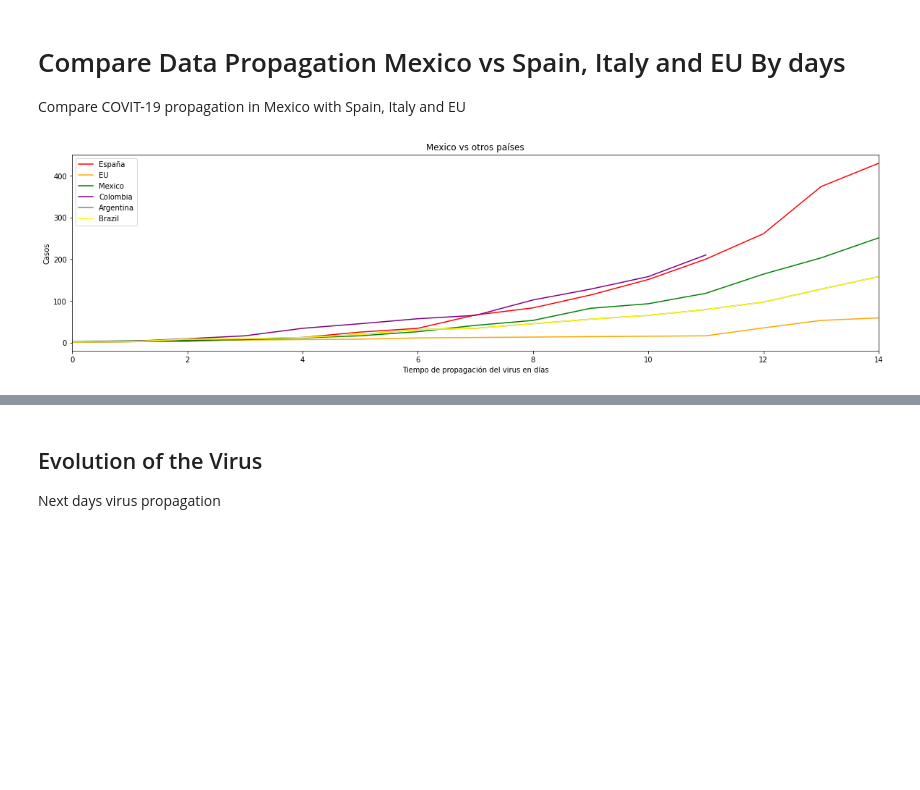
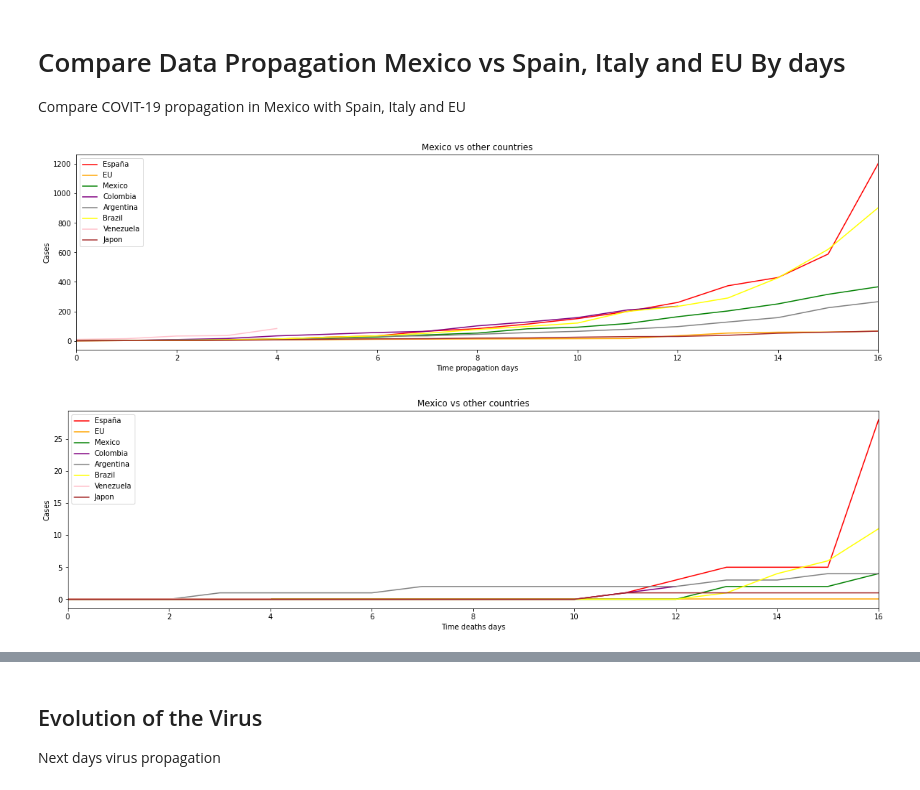
Before and after one commit to eocode/COVIT-19-Mexico, a Jupyter notebook: COVIT-19 Analisys.ipynb, the cells around one changed output, grey strips where cells are left out. Drawn from its saved outputs; the diff is of its cells as text; code cells hidden in the pictures; blank space fills up the shorter version.

Commit message:
Update data

```diff
--- a/COVIT-19 Analisys.ipynb
+++ b/COVIT-19 Analisys.ipynb
@@ -93,40 +93,67 @@ Compare COVIT-19 propagation in Mexico with Spain, Italy and EU
 # %%
 # Filter by country
 mexico = data[(data['Country'] == 'Mexico')]
 spain = data[(data['Country'] == 'Spain')]
 spain = spain[spain['Id'] < len(mexico) ]
 eu = data[(data['Country'] == 'United_States_of_America')]
 eu = eu[eu['Id'] < len(mexico) ]
 italy = data[(data['Country'] == 'Italy')]
 italy = italy[italy['Id'] < len(mexico) ]
 colombia = data[(data['Country'] == 'Colombia')]
 colombia = colombia[colombia['Id'] < len(mexico) ]
 argentina = data[(data['Country'] == 'Argentina')]
 argentina = argentina[argentina['Id'] < len(mexico) ]
-brazil = data[(data['Country'] == 'brazil')]
+brazil = data[(data['Country'] == 'Brazil')]
 brazil = brazil[brazil['Id'] < len(mexico) ]
+venezuela = data[(data['Country'] == 'Venezuela')]
+venezuela = venezuela[venezuela['Id'] < len(mexico)]
+japan = data[(data['Country'] == 'Japan')]
+japan = japan[japan['Id'] < len(mexico)]
 
-result_compare = mexico.merge(spain, left_on=['Id'], right_on=['Id'], suffixes=('', '_es'))
-result_compare = result_compare.loc[::,['Id','Period','Country','Cases','Deaths','Total_Cases','Total_Deaths','Period_es','Country_es','Cases_es','Deaths_es','Total_Cases_es','Total_Deaths_es']]
-result_compare = result_compare.merge(eu, left_on=['Id'], right_on=['Id'], suffixes=('', '_eu'))
-result_compare = result_compare.loc[::,['Id','Period','Country','Cases','Deaths','Total_Cases','Total_Deaths','Period_es','Cases_es','Deaths_es','Total_Cases_es','Period_eu','Cases_eu','Deaths_eu','Total_Cases_eu','Total_Deaths_eu']]
-result_compare = result_compare.merge(italy, left_on=['Id'], right_on=['Id'], suffixes=('', '_it'))
-result_compare = result_compare.loc[::,['Id','Period','Country','Cases','Deaths','Total_Cases','Total_Deaths','Period_es','Cases_es','Deaths_es','Total_Cases_es','Cases_eu','Deaths_eu','Total_Cases_eu','Total_Deaths_eu','Period_it','Cases_it','Deaths_it','Total_Cases_it','Total_Deaths_it']]
+#result_compare = mexico.merge(spain, left_on=['Id'], right_on=['Id'], suffixes=('', '_es'))
+#result_compare = result_compare.loc[::,['Id','Period','Country','Cases','Deaths','Total_Cases','Total_Deaths','Period_es','Country_es','Cases_es','Deaths_es','Total_Cases_es','Total_Deaths_es']]
+#result_compare = result_compare.merge(eu, left_on=['Id'], right_on=['Id'], suffixes=('', '_eu'))
+#result_compare = result_compare.loc[::,['Id','Period','Country','Cases','Deaths','Total_Cases','Total_Deaths','Period_es','Cases_es','Deaths_es','Total_Cases_es','Period_eu','Cases_eu','Deaths_eu','Total_Cases_eu','Total_Deaths_eu']]
+#result_compare = result_compare.merge(italy, left_on=['Id'], right_on=['Id'], suffixes=('', '_it'))
+#result_compare = result_compare.loc[::,['Id','Period','Country','Cases','Deaths','Total_Cases','Total_Deaths','Period_es','Cases_es','Deaths_es','Total_Cases_es','Cases_eu','Deaths_eu','Total_Cases_eu','Total_Deaths_eu','Period_it','Cases_it','Deaths_it','Total_Cases_it','Total_Deaths_it']]
 
 ax = plt.gca()
 
-spain.plot(kind='line',x='Id',y='Total_Cases', color='red', ax=ax, title='Mexico vs otros países', figsize=(20,5), label="España")
+spain.plot(kind='line',x='Id',y='Total_Cases', color='red', ax=ax, title='Mexico vs other countries', figsize=(20,5), label="España")
 #italy.plot(kind='line',x='Id',y='Total_Cases', color='blue', ax=ax)
 eu.plot(kind='line', x='Id',y='Total_Cases', color='orange', ax=ax, label="EU")
 mexico.plot(kind='line',x='Id',y='Total_Cases', color='green', ax=ax, label="Mexico")
 colombia.plot(kind='line',x='Id',y='Total_Cases', color='purple', ax=ax, label="Colombia")
 argentina.plot(kind='line',x='Id',y='Total_Cases', color='gray', ax=ax, label="Argentina")
-argentina.plot(kind='line',x='Id',y='Total_Cases', color='yellow', ax=ax, label="Brazil")
-ax.set_xlabel("Tiempo de propagación del virus en días")
-ax.set_ylabel("Casos")
+brazil.plot(kind='line',x='Id',y='Total_Cases', color='yellow', ax=ax, label="Brazil")
+venezuela.plot(kind='line',x='Id',y='Total_Cases', color='pink', ax=ax, label="Venezuela")
+japan.plot(kind='line',x='Id',y='Total_Cases', color='brown', ax=ax, label="Japon")
+
+ax.set_xlabel("Time propagation days")
+ax.set_ylabel("Cases")
 ax.can_zoom()
 plt.show()
 
-result_compare.head(50)
+ax = plt.gca()
+
+spain.plot(kind='line',x='Id',y='Total_Deaths', color='red', ax=ax, title='Mexico vs other countries', figsize=(20,5), label="España")
+#italy.plot(kind='line',x='Id',y='Total_Cases', color='blue', ax=ax)
+eu.plot(kind='line', x='Id',y='Total_Deaths', color='orange', ax=ax, label="EU")
+mexico.plot(kind='line',x='Id',y='Total_Deaths', color='green', ax=ax, label="Mexico")
+colombia.plot(kind='line',x='Id',y='Total_Deaths', color='purple', ax=ax, label="Colombia")
+argentina.plot(kind='line',x='Id',y='Total_Deaths', color='gray', ax=ax, label="Argentina")
+brazil.plot(kind='line',x='Id',y='Total_Deaths', color='yellow', ax=ax, label="Brazil")
+venezuela.plot(kind='line',x='Id',y='Total_Deaths', color='pink', ax=ax, label="Venezuela")
+japan.plot(kind='line',x='Id',y='Total_Deaths', color='brown', ax=ax, label="Japon")
+
+ax.set_xlabel("Time deaths days")
+ax.set_ylabel("Cases")
+ax.can_zoom()
+plt.show()
+
+mexico.head(50)
+
+#result_compare.head(50)
 # %% [output]
-[figure, old version]
+[figure, new version]
+[figure, added]
```
Also changed, not shown: parts of 5 cells of this notebook, 4 other files.
